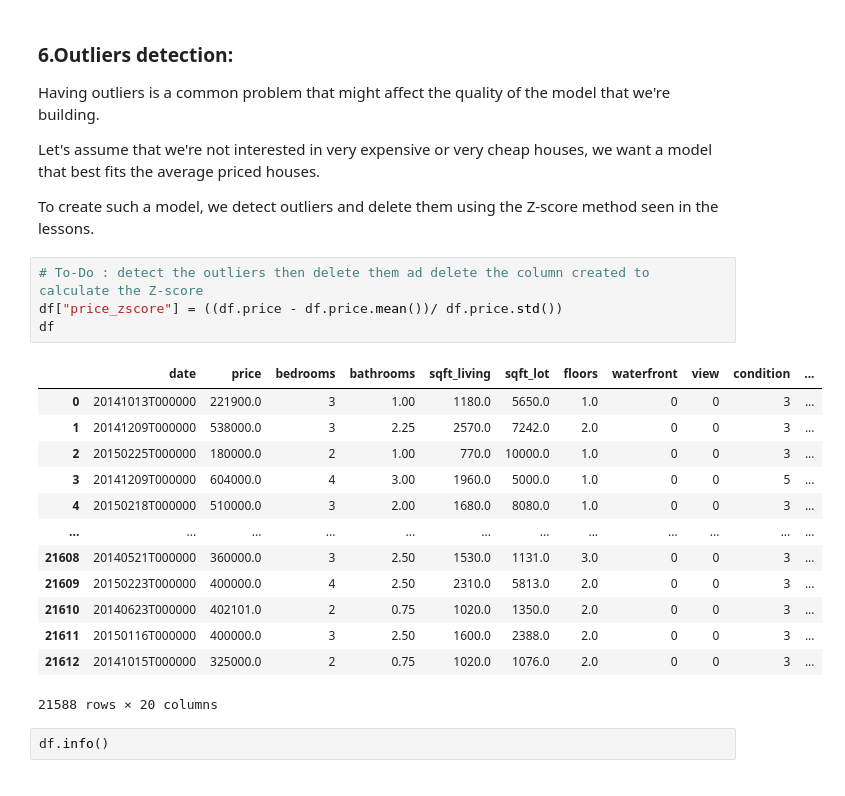
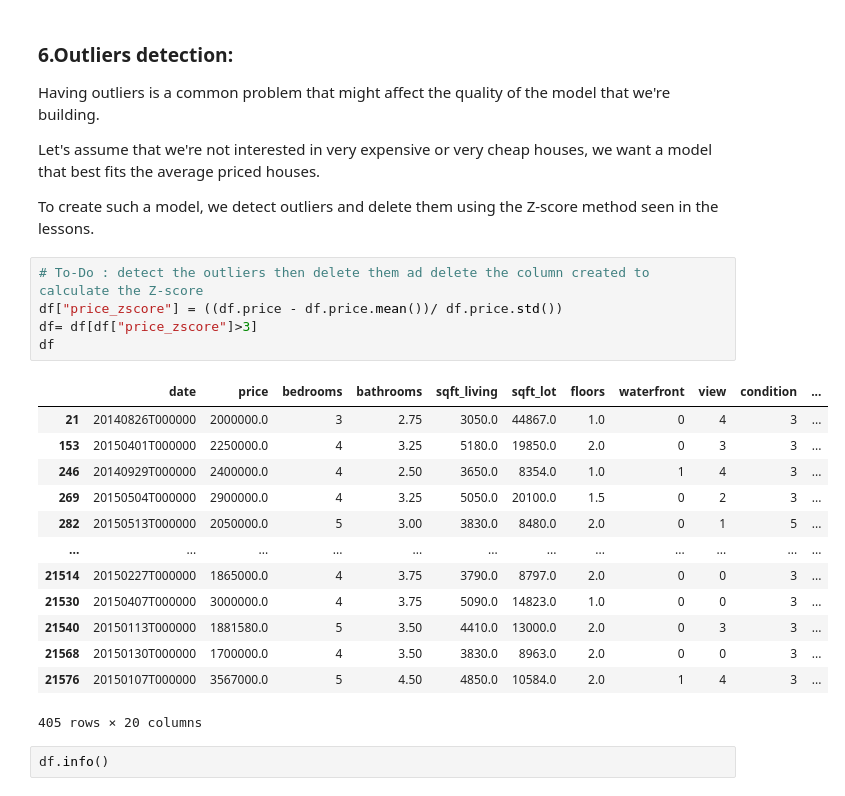
Before and after one commit to YounesMes/data-science-bootcamp, a Jupyter notebook: 2-data_analytics/project/Data Analytics Project.ipynb, the cells around one changed output. Cells and saved outputs as stored; diff of their text form.

Commit message:
zscore

```diff
--- a/2-data_analytics/project/Data Analytics Project.ipynb
+++ b/2-data_analytics/project/Data Analytics Project.ipynb
@@ -180,21 +180,22 @@ To create such a model, we detect outliers and delete them using the Z-score met
 # %%
 # To-Do : detect the outliers then delete them ad delete the column created to calculate the Z-score
 df["price_zscore"] = ((df.price - df.price.mean())/ df.price.std())
+df= df[df["price_zscore"]>3]
 df
 # %% [output]
 |  | date | price | bedrooms | bathrooms | sqft_living | sqft_lot | floors | waterfront | view | condition | ... |
-| 0 | 20141013T000000 | 221900.0 | 3 | 1.00 | 1180.0 | 5650.0 | 1.0 | 0 | 0 | 3 | ... |
-| 1 | 20141209T000000 | 538000.0 | 3 | 2.25 | 2570.0 | 7242.0 | 2.0 | 0 | 0 | 3 | ... |
-| 2 | 20150225T000000 | 180000.0 | 2 | 1.00 | 770.0 | 10000.0 | 1.0 | 0 | 0 | 3 | ... |
-| 3 | 20141209T000000 | 604000.0 | 4 | 3.00 | 1960.0 | 5000.0 | 1.0 | 0 | 0 | 5 | ... |
-| 4 | 20150218T000000 | 510000.0 | 3 | 2.00 | 1680.0 | 8080.0 | 1.0 | 0 | 0 | 3 | ... |
+| 21 | 20140826T000000 | 2000000.0 | 3 | 2.75 | 3050.0 | 44867.0 | 1.0 | 0 | 4 | 3 | ... |
+| 153 | 20150401T000000 | 2250000.0 | 4 | 3.25 | 5180.0 | 19850.0 | 2.0 | 0 | 3 | 3 | ... |
+| 246 | 20140929T000000 | 2400000.0 | 4 | 2.50 | 3650.0 | 8354.0 | 1.0 | 1 | 4 | 3 | ... |
+| 269 | 20150504T000000 | 2900000.0 | 4 | 3.25 | 5050.0 | 20100.0 | 1.5 | 0 | 2 | 3 | ... |
+| 282 | 20150513T000000 | 2050000.0 | 5 | 3.00 | 3830.0 | 8480.0 | 2.0 | 0 | 1 | 5 | ... |
 | ... | ... | ... | ... | ... | ... | ... | ... | ... | ... | ... | ... |
-| 21608 | 20140521T000000 | 360000.0 | 3 | 2.50 | 1530.0 | 1131.0 | 3.0 | 0 | 0 | 3 | ... |
-| 21609 | 20150223T000000 | 400000.0 | 4 | 2.50 | 2310.0 | 5813.0 | 2.0 | 0 | 0 | 3 | ... |
-| 21610 | 20140623T000000 | 402101.0 | 2 | 0.75 | 1020.0 | 1350.0 | 2.0 | 0 | 0 | 3 | ... |
-| 21611 | 20150116T000000 | 400000.0 | 3 | 2.50 | 1600.0 | 2388.0 | 2.0 | 0 | 0 | 3 | ... |
-| 21612 | 20141015T000000 | 325000.0 | 2 | 0.75 | 1020.0 | 1076.0 | 2.0 | 0 | 0 | 3 | ... |
+| 21514 | 20150227T000000 | 1865000.0 | 4 | 3.75 | 3790.0 | 8797.0 | 2.0 | 0 | 0 | 3 | ... |
+| 21530 | 20150407T000000 | 3000000.0 | 4 | 3.75 | 5090.0 | 14823.0 | 1.0 | 0 | 0 | 3 | ... |
+| 21540 | 20150113T000000 | 1881580.0 | 5 | 3.50 | 4410.0 | 13000.0 | 2.0 | 0 | 3 | 3 | ... |
+| 21568 | 20150130T000000 | 1700000.0 | 4 | 3.50 | 3830.0 | 8963.0 | 2.0 | 0 | 0 | 3 | ... |
+| 21576 | 20150107T000000 | 3567000.0 | 5 | 4.50 | 4850.0 | 10584.0 | 2.0 | 1 | 4 | 3 | ... |
-21588 rows × 20 columns
+405 rows × 20 columns
 # %%
 df.info()
 # %% [output]
```
